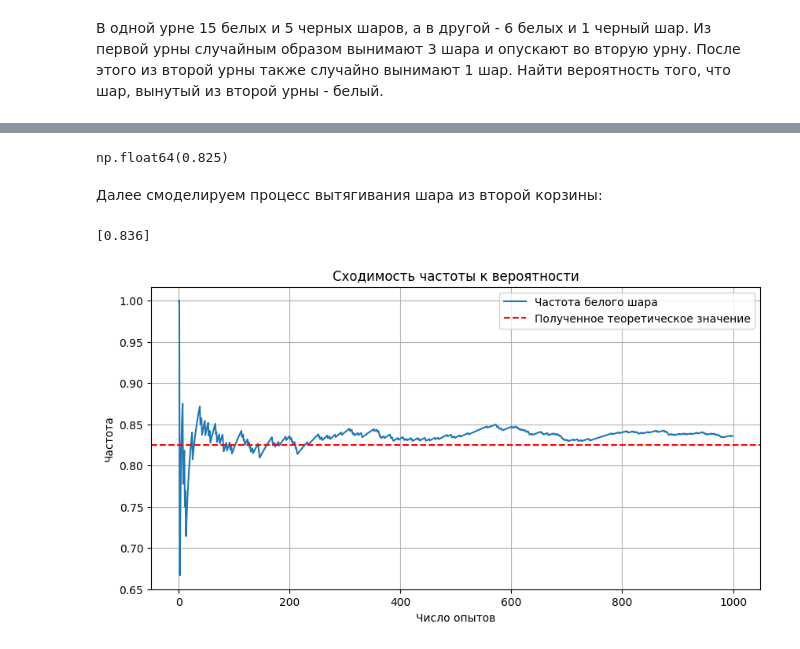
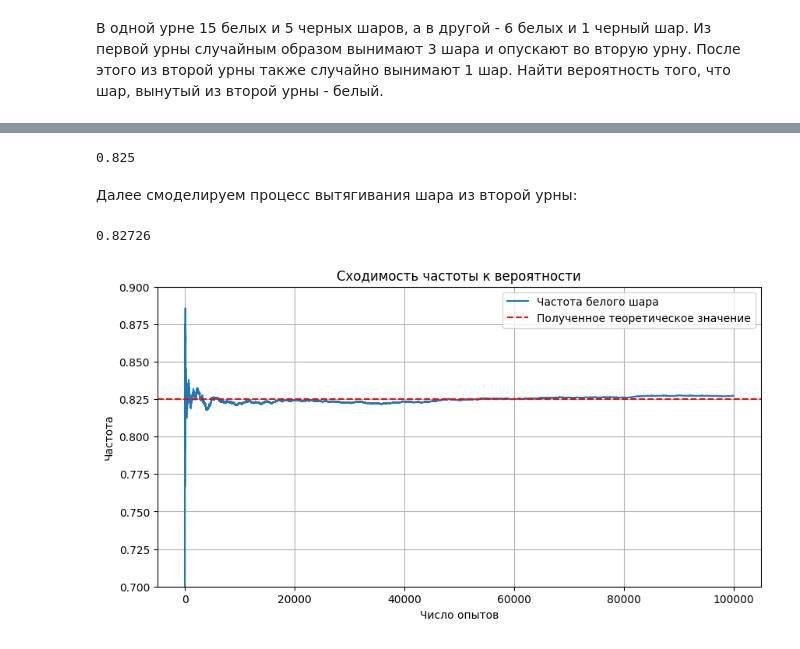
Before and after one commit to Alteyaaa/probability_theory, a Jupyter notebook: Программная_практика.ipynb, the cells around one changed output, grey strips where cells are left out. Cells and saved outputs as stored; diff of their text form; code cells hidden in the pictures.

```diff
--- a/Программная_практика.ipynb
+++ b/Программная_практика.ipynb
@@ -274,47 +280,46 @@ $P(A) = \dfrac{C_{15}^3}{C_{20}^3} \cdot \dfrac{9}{10} + \dfrac{C_{15}^2 \cdot C
 # %%
-first = (sc.comb(15, 3)/sc.comb(20, 3)) * 9/10
-second = (sc.comb(15, 2)*sc.comb(5,1)/sc.comb(20, 3)) * 8/10
-third = (sc.comb(15, 1)*sc.comb(5, 2)/sc.comb(20, 3)) * 7/10
-fourth = (sc.comb(5, 3)/sc.comb(20, 3)) * 6/10
+first = 15/20 * 14/19 * 13/18 * 9/10
+second = 3 * 15/20 * 14/19 * 5/18 * 8/10
+third = 3 * 15/20 * 5/19 * 4/18 * 7/10
+fourth = 5/20 * 4/19 * 3/18 * 6/10
 round(first + second + third + fourth, 4)
 # %% [output]
-np.float64(0.825)
+0.825
 # %% [markdown]
-Далее смоделируем процесс вытягивания шара из второй корзины:
+Далее смоделируем процесс вытягивания шара из второй урны:
 # %%
-import numpy as np
+import random
 
-urn1 = np.array([0]*5 + [1]*15)
-urn2 = np.array([0] + [1]*6)
+urn1 = [0]*5 + [1]*15      # 0 - черный, 1 - белый
+urn2 = [0] + [1]*6
 
-rng = np.random.default_rng(42)
-N = 1000
+N = 100000
+white = 0
+freq = []
 
+for i in range(1, N + 1):
+  moved = random.sample(urn1, 3)
+  new_urn2 = urn2 + moved
+  ball = random.choice(new_urn2)
+  if ball == 1:
+    white += 1
+  freq.append(white / i)
 
-result = []
-for i in range(N):
-  moved = rng.choice(urn1, size=2, replace=False)
-  new_urn2 = np.concatenate([urn2, moved])
-  ball = rng.choice(new_urn2, size=1)
-  result.append(ball)
-
-print(sum(result)/N)
+print(white / N)
 # %% [output]
-[0.836]
+0.82726
 # %%
 import matplotlib.pyplot as plt
-
-result = np.array(result)
-freq = np.cumsum(result) / np.arange(1, N + 1)
 
 plt.figure(figsize=(10, 5))
 plt.plot(freq, label='Частота белого шара')
 plt.axhline(0.825, color='red', linestyle='--', label='Полученное теоретическое значение')
 plt.xlabel('Число опытов')
 plt.ylabel('Частота')
 plt.title('Сходимость частоты к вероятности')
 plt.legend()
 plt.grid(True)
+plt.ylim(0.7, 0.9)
 plt.show()
 # %% [output]
-[figure, old version]
+[figure, new version]
```
Also changed, not shown: parts of 3 cells of this notebook.
